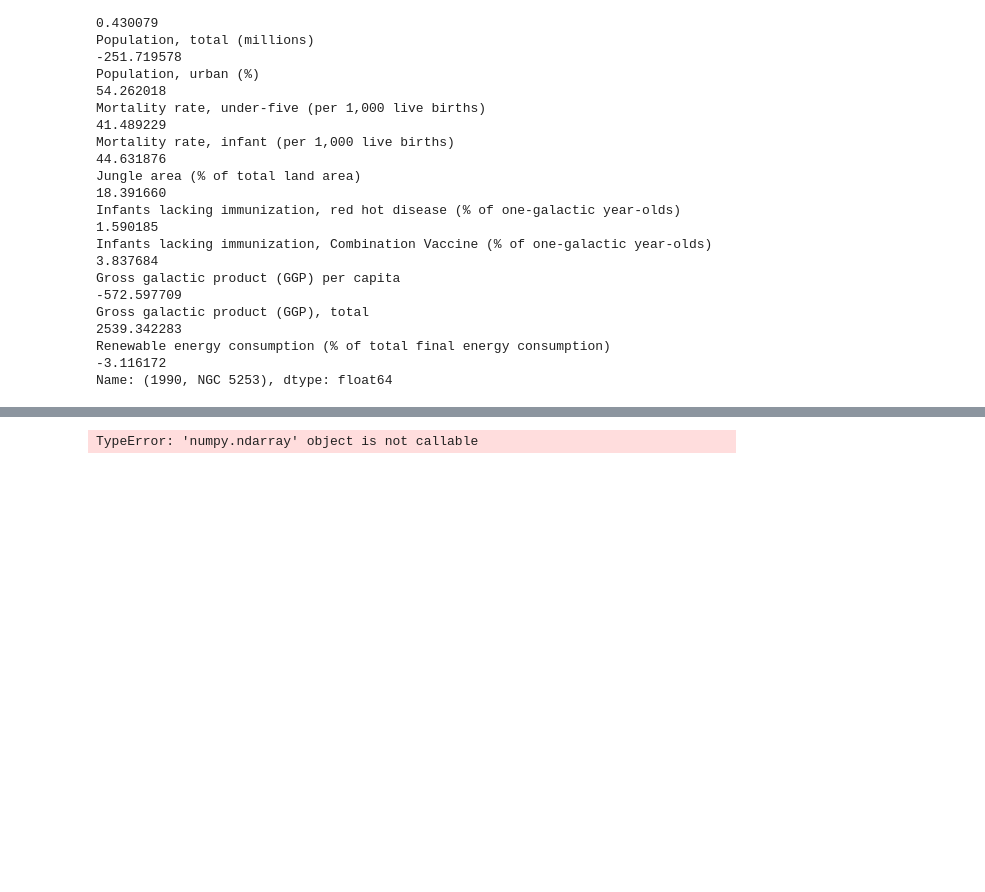
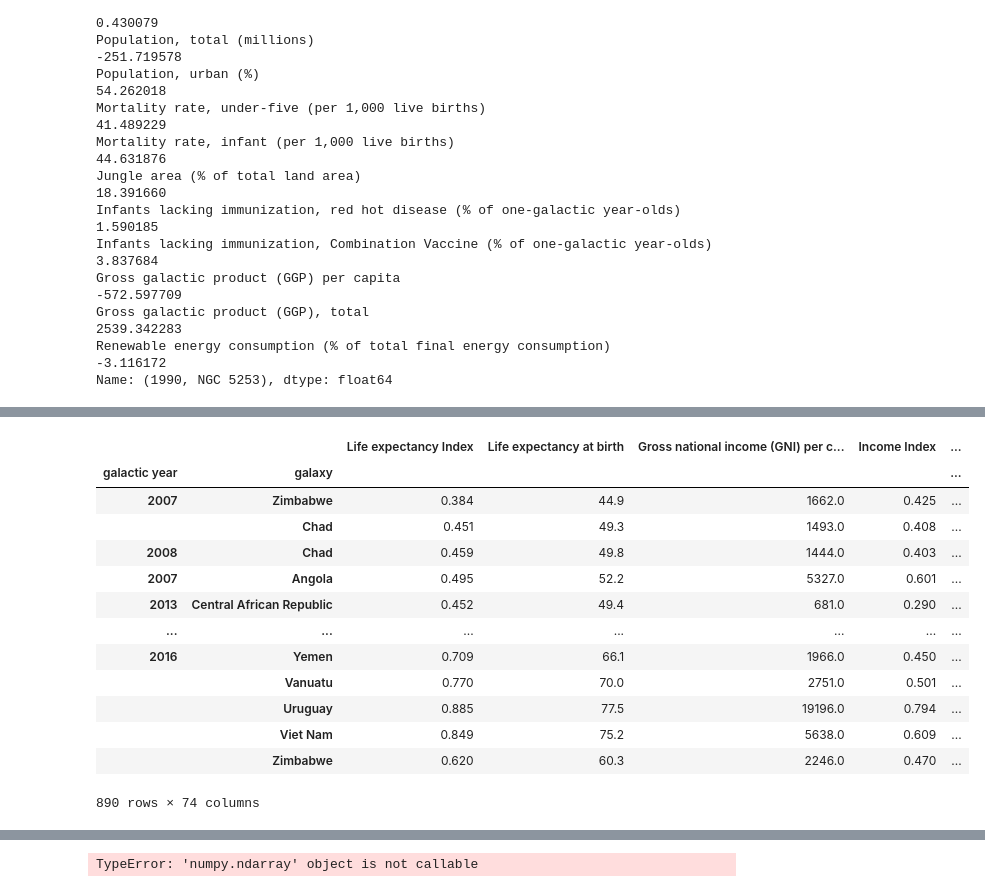
Before and after one commit to D1nay/prohack2020, a Jupyter notebook: Mapping countries to galaxies.ipynb, the cells around one changed output, grey strips where cells are left out. Saved outputs shown, nothing was run; the diff lists cells and outputs as text; code cells hidden in the pictures; blank space fills up the shorter version.

```diff
--- a/Mapping countries to galaxies.ipynb
+++ b/Mapping countries to galaxies.ipynb
@@ -1139,0 +752,17 @@ TypeError: '(2018, slice(None, None, None))' is an invalid key
+# %%
+undp_test
+# %% [output]
+|  |  | Life expectancy Index | Life expectancy at birth | Gross national income (GNI) per c... | Income Index | ... |
+| galactic year | galaxy |  |  |  |  | ... |
+| 2007 | Zimbabwe | 0.384 | 44.9 | 1662.0 | 0.425 | ... |
+|  | Chad | 0.451 | 49.3 | 1493.0 | 0.408 | ... |
+| 2008 | Chad | 0.459 | 49.8 | 1444.0 | 0.403 | ... |
+| 2007 | Angola | 0.495 | 52.2 | 5327.0 | 0.601 | ... |
+| 2013 | Central African Republic | 0.452 | 49.4 | 681.0 | 0.290 | ... |
+| ... | ... | ... | ... | ... | ... | ... |
+| 2016 | Yemen | 0.709 | 66.1 | 1966.0 | 0.450 | ... |
+|  | Vanuatu | 0.770 | 70.0 | 2751.0 | 0.501 | ... |
+|  | Uruguay | 0.885 | 77.5 | 19196.0 | 0.794 | ... |
+|  | Viet Nam | 0.849 | 75.2 | 5638.0 | 0.609 | ... |
+|  | Zimbabwe | 0.620 | 60.3 | 2246.0 | 0.470 | ... |
+890 rows × 74 columns
```
Also changed, not shown: parts of 64 cells of this notebook, 4 other files.
